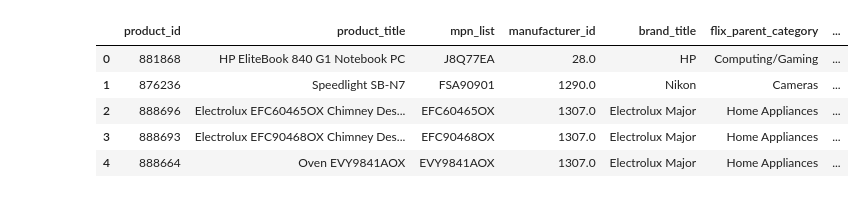
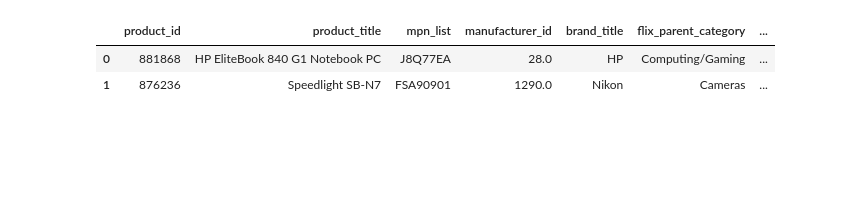
Before and after one commit to danyzix/Product-Categorisation, a Jupyter notebook: Flix_products/Product_Categorisation3.ipynb, the cells around one changed output. Cells and saved outputs as stored; diff of their text form; code cells hidden in the pictures; blank space fills up the shorter version.

```diff
--- a/Flix_products/Product_Categorisation3.ipynb
+++ b/Flix_products/Product_Categorisation3.ipynb
@@ -16,2 +17,4 @@ import seaborn as sns
 # %%
-df1 = pd.read_csv('\\Users\\Daniel\\Python\\Data\\Flix_products\\product_title.csv', engine='python')
+# get the first file which has product titles and brand categoriws
+df1 = pd.read_csv('\\Users\\Dan\\Documents\\Python\\Data\\Flix_products\\product_title.csv', engine='python')
+df1.head(2)
@@ -29,8 +25,10 @@ products_complete = pd.read_csv('\\Users\\Daniel\\Python\\Data\\Flix_products\\p
 # %%
+# load second product file and load only the necessary columns
+products_complete = pd.read_csv('\\Users\\Dan\\Documents\\Python\\Data\\Flix_products\\products.csv', sep='\t')
 products= products_complete[['product_id','product_title','mpn_list','manufacturer_id', 'brand_title',
                             'flix_parent_category', 'flix_subCategory1', 'flix_subCategory2',
                             'benchmark_category', 'benchmark_category2']]
-products.head()
+products.head(2)
 # %% [output]
 |  | product_id | product_title | mpn_list | manufacturer_id | brand_title | flix_parent_category | ... |
 | 0 | 3 | Crematic Coffee Maker | F8744338 | 53.0 | Groupe SEB | Small Gadgets/Appliances | ... |
@@ -43,11 +36,9 @@ products.head()
 # %%
+# merge the two products file with an inner join to keep only the common products from both
 products = pd.merge(products, df1, on='product_id', how='inner')
-products.head()
+products.head(2)
 # %% [output]
 |  | product_id | product_title | mpn_list | manufacturer_id | brand_title | flix_parent_category | ... |
 | 0 | 881868 | HP EliteBook 840 G1 Notebook PC | J8Q77EA | 28.0 | HP | Computing/Gaming | ... |
 | 1 | 876236 | Speedlight SB-N7 | FSA90901 | 1290.0 | Nikon | Cameras | ... |
-| 2 | 888696 | Electrolux EFC60465OX Chimney Des... | EFC60465OX | 1307.0 | Electrolux Major | Home Appliances | ... |
-| 3 | 888693 | Electrolux EFC90468OX Chimney Des... | EFC90468OX | 1307.0 | Electrolux Major | Home Appliances | ... |
-| 4 | 888664 | Oven EVY9841AOX | EVY9841AOX | 1307.0 | Electrolux Major | Home Appliances | ... |
 # %%
```
Also changed, not shown: parts of 21 cells of this notebook.
